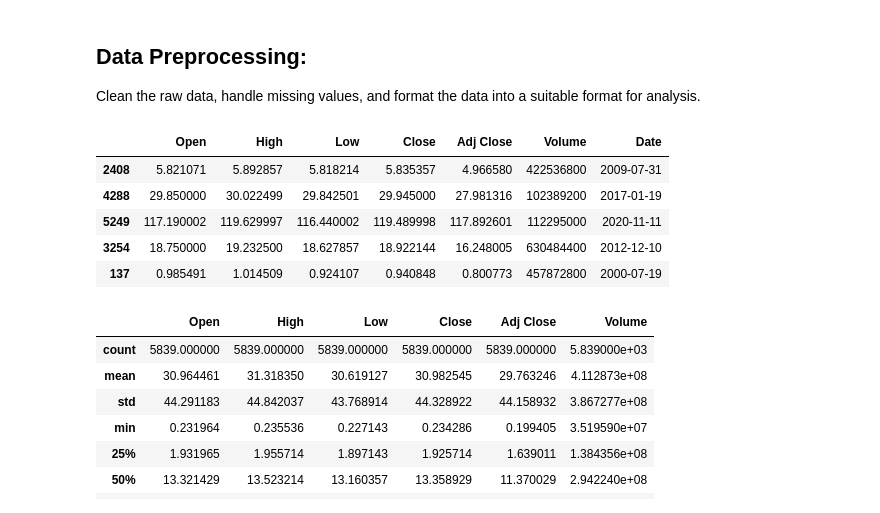
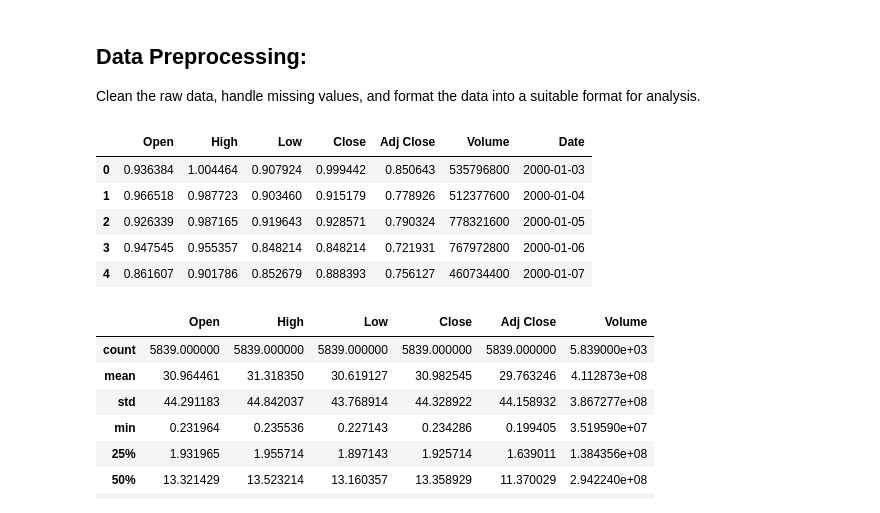
Before and after one commit to jyotsanh/ExoStock-Time-series-Forcasting, a Jupyter notebook: notebooks/Untitled.ipynb, the cells around one changed output. Saved outputs shown, nothing was run; the diff lists cells and outputs as text; code cells hidden in the pictures.

```diff
--- a/notebooks/Untitled.ipynb
+++ b/notebooks/Untitled.ipynb
@@ -21,14 +21,14 @@ df = pd.read_csv("Apple.csv")
 ## Data Preprocessing:
 Clean the raw data, handle missing values, and format the data into a suitable format for analysis.
 # %%
-df.sample(5)
+df.head(5)
 # %% [output]
 |  | Open | High | Low | Close | Adj Close | Volume | Date |
-| 2408 | 5.821071 | 5.892857 | 5.818214 | 5.835357 | 4.966580 | 422536800 | 2009-07-31 |
-| 4288 | 29.850000 | 30.022499 | 29.842501 | 29.945000 | 27.981316 | 102389200 | 2017-01-19 |
-| 5249 | 117.190002 | 119.629997 | 116.440002 | 119.489998 | 117.892601 | 112295000 | 2020-11-11 |
-| 3254 | 18.750000 | 19.232500 | 18.627857 | 18.922144 | 16.248005 | 630484400 | 2012-12-10 |
-| 137 | 0.985491 | 1.014509 | 0.924107 | 0.940848 | 0.800773 | 457872800 | 2000-07-19 |
+| 0 | 0.936384 | 1.004464 | 0.907924 | 0.999442 | 0.850643 | 535796800 | 2000-01-03 |
+| 1 | 0.966518 | 0.987723 | 0.903460 | 0.915179 | 0.778926 | 512377600 | 2000-01-04 |
+| 2 | 0.926339 | 0.987165 | 0.919643 | 0.928571 | 0.790324 | 778321600 | 2000-01-05 |
+| 3 | 0.947545 | 0.955357 | 0.848214 | 0.848214 | 0.721931 | 767972800 | 2000-01-06 |
+| 4 | 0.861607 | 0.901786 | 0.852679 | 0.888393 | 0.756127 | 460734400 | 2000-01-07 |
 # %%
 df.describe()
 # %% [output]
```
Also changed, not shown: parts of 5 cells of this notebook, 4 other files.
